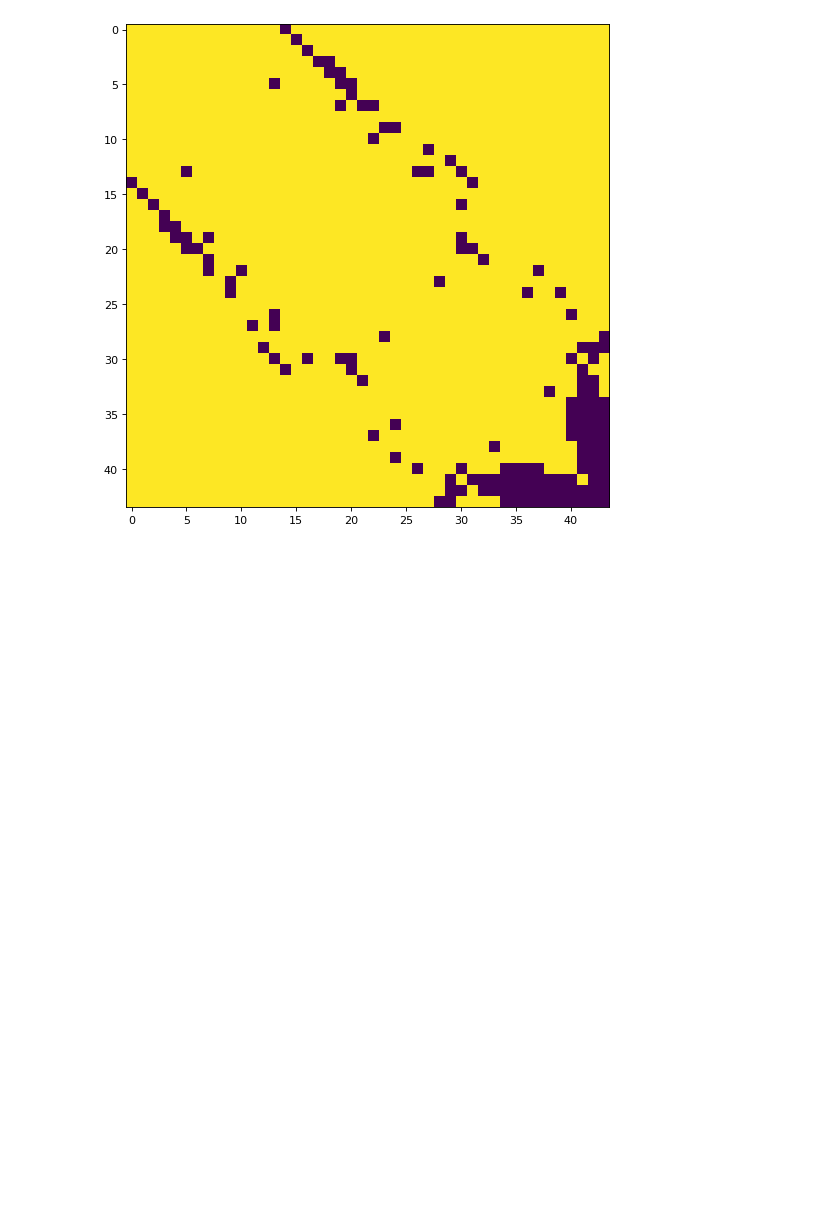
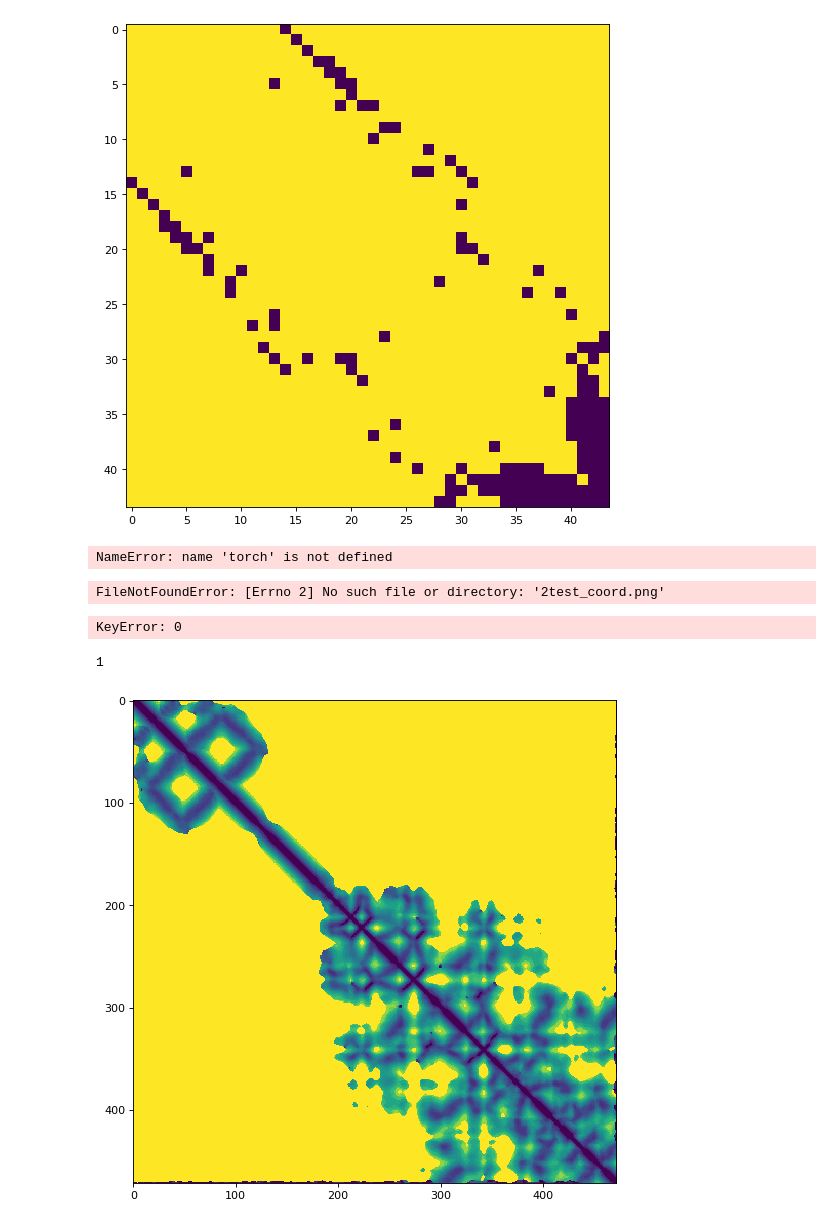
Before and after one commit to ychuhp/scoring_random_omega, a Jupyter notebook: Untitled.ipynb, the cells around one changed output. Saved outputs shown, nothing was run; the diff lists cells and outputs as text; code cells hidden in the pictures; blank space fills up the shorter version.

Commit message:
add mlkl

```diff
--- a/Untitled.ipynb
+++ b/Untitled.ipynb
@@ -253,3 +253,43 @@ util.plot_image(x)
 [figure]
 [figure]
 [figure]
+# %%
+
+
+x = torch.tensor(3,4)
+# %% [output]
+NameError: name 'torch' is not defined
+# %%
+from PIL import Image
+x = Image.open('2test_coord.png')
+#util.plot_image()
+x
+# %% [output]
+FileNotFoundError: [Errno 2] No such file or directory: '2test_coord.png'
+# %%
+import json
+import torch
+import math
+
+data = 1
+with open('test_c69aa_predicted_aligned_error_v1.json') as json_file:
+    data = json.load(json_file)
+
+
+    e = torch.tensor( data[0]['distance'] )
+    L = int(math.sqrt( len(e) ))
+    e = e.reshape(L,L)
+    e = e + e.T
+# %% [output]
+KeyError: 0
+# %%
+data
+# %% [output]
+1
+# %%
+import util
+import torch
+e = torch.load('cust_distm_mlkl/dist')
+util.plot_image(e)
+# %% [output]
+[figure, added]
```
Also changed, not shown: parts of 3 cells of this notebook, 26 other files.
